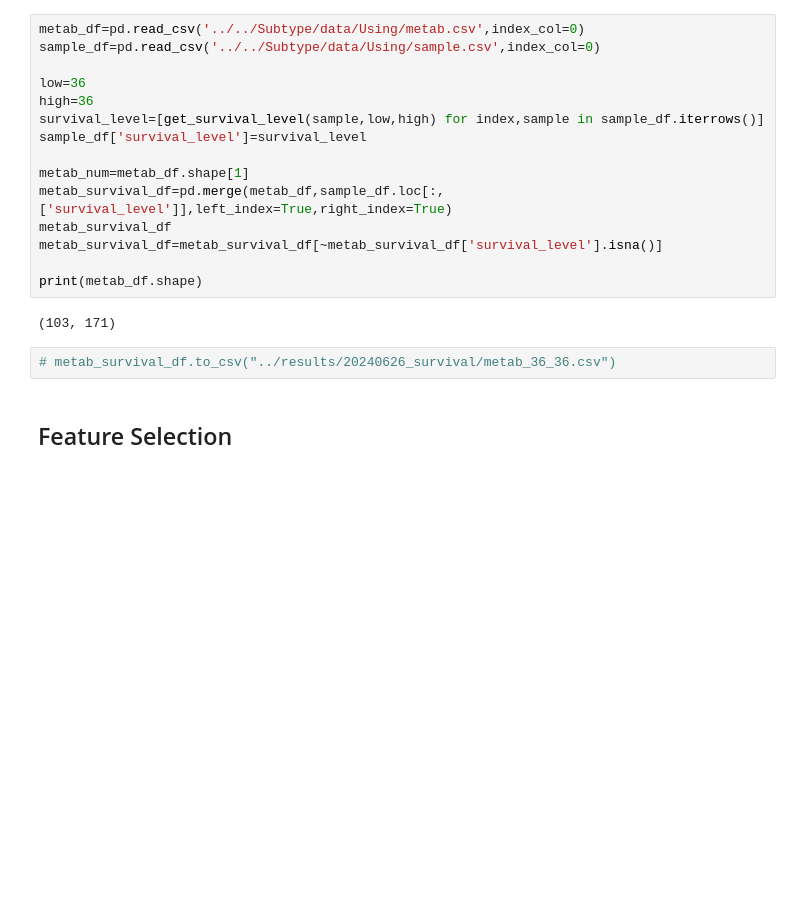
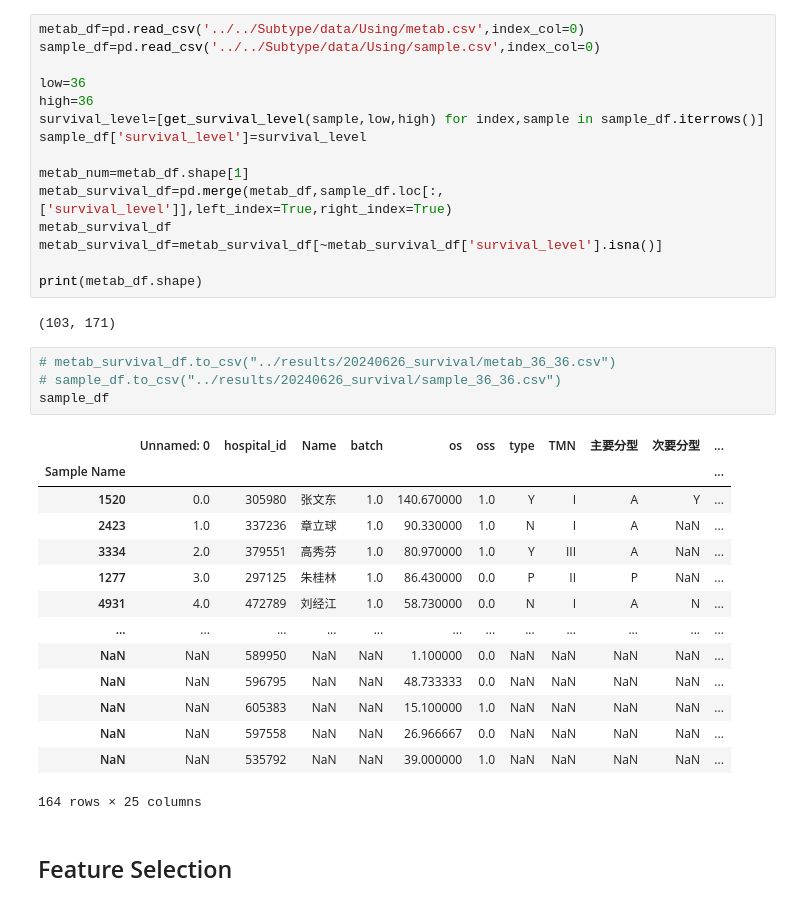
Before and after one commit to p0nda/MetabSubtype, a Jupyter notebook: tasks/MultiOmics/notebooks/survival.ipynb, the cells around one changed output. Drawn from its saved outputs; the diff is of its cells as text; blank space fills up the shorter version.

Commit message:
survival update

```diff
--- a/tasks/MultiOmics/notebooks/survival.ipynb
+++ b/tasks/MultiOmics/notebooks/survival.ipynb
@@ -469,6 +469,23 @@ print(metab_df.shape)
 (103, 171)
 # %%
 # metab_survival_df.to_csv("../results/20240626_survival/metab_36_36.csv")
+# sample_df.to_csv("../results/20240626_survival/sample_36_36.csv")
+sample_df
+# %% [output]
+|  | Unnamed: 0 | hospital_id | Name | batch | os | oss | type | TMN | 主要分型 | 次要分型 | ... |
+| Sample Name |  |  |  |  |  |  |  |  |  |  | ... |
+| 1520 | 0.0 | 305980 | 张文东 | 1.0 | 140.670000 | 1.0 | Y | I | A | Y | ... |
+| 2423 | 1.0 | 337236 | 章立球 | 1.0 | 90.330000 | 1.0 | N | I | A | NaN | ... |
+| 3334 | 2.0 | 379551 | 高秀芬 | 1.0 | 80.970000 | 1.0 | Y | III | A | NaN | ... |
+| 1277 | 3.0 | 297125 | 朱桂林 | 1.0 | 86.430000 | 0.0 | P | II | P | NaN | ... |
+| 4931 | 4.0 | 472789 | 刘经江 | 1.0 | 58.730000 | 0.0 | N | I | A | N | ... |
+| ... | ... | ... | ... | ... | ... | ... | ... | ... | ... | ... | ... |
+| NaN | NaN | 589950 | NaN | NaN | 1.100000 | 0.0 | NaN | NaN | NaN | NaN | ... |
+| NaN | NaN | 596795 | NaN | NaN | 48.733333 | 0.0 | NaN | NaN | NaN | NaN | ... |
+| NaN | NaN | 605383 | NaN | NaN | 15.100000 | 1.0 | NaN | NaN | NaN | NaN | ... |
+| NaN | NaN | 597558 | NaN | NaN | 26.966667 | 0.0 | NaN | NaN | NaN | NaN | ... |
+| NaN | NaN | 535792 | NaN | NaN | 39.000000 | 1.0 | NaN | NaN | NaN | NaN | ... |
+164 rows × 25 columns
 # %% [markdown]
 ## Feature Selection
 # %%
```
Also changed, not shown: 1 other file.
